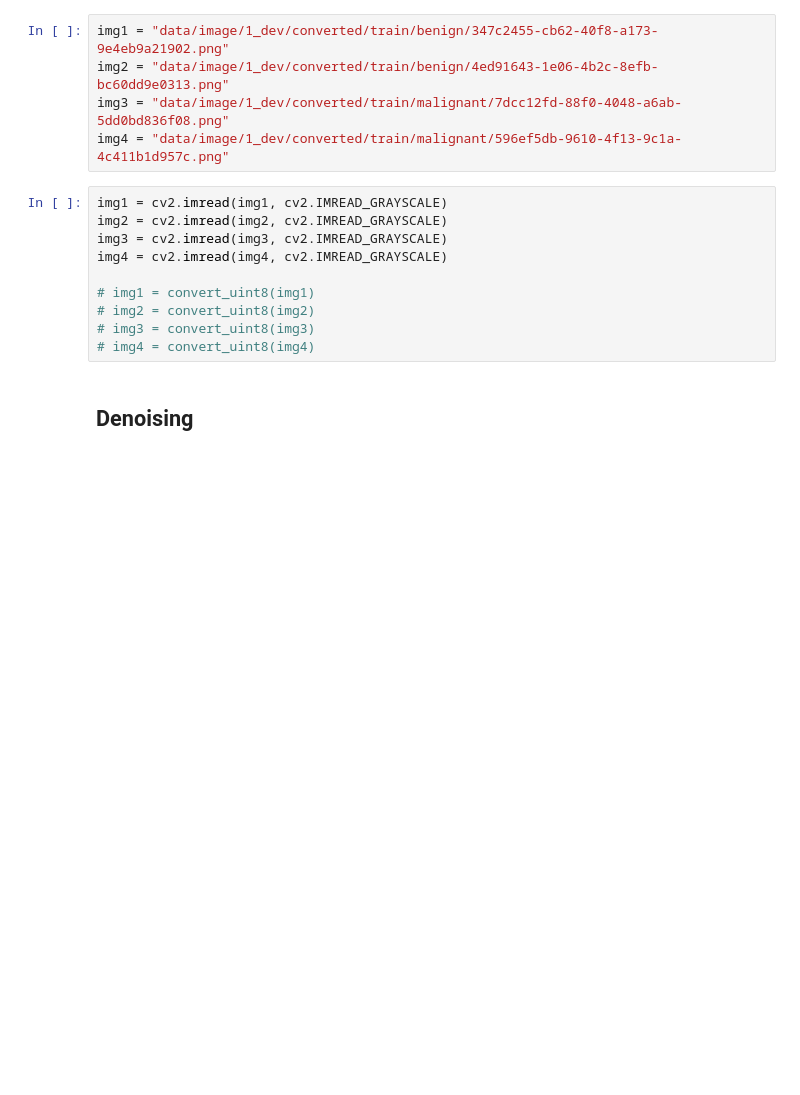
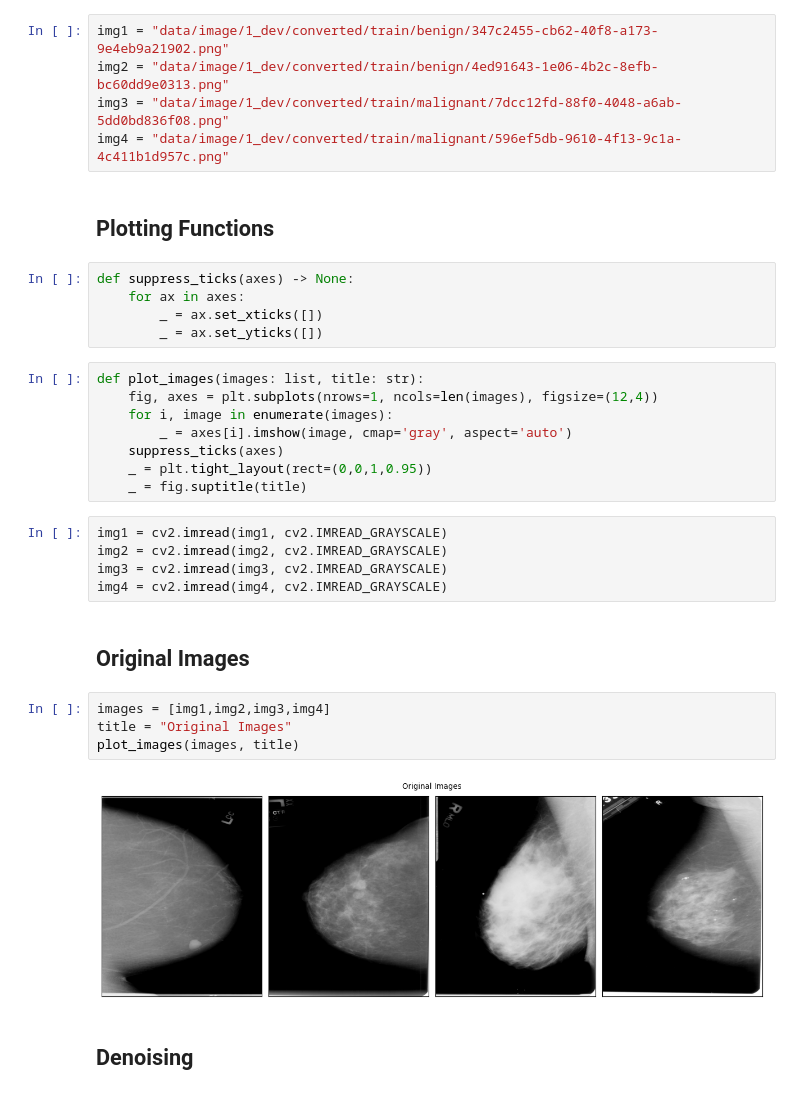
Before and after one commit to john-james-ai/BreastCancerDetection, a Jupyter notebook: notebooks/lab/preprocess.ipynb, the cells around one changed output. Saved outputs shown, nothing was run; the diff lists cells and outputs as text; blank space fills up the shorter version.

```diff
--- a/notebooks/lab/preprocess.ipynb
+++ b/notebooks/lab/preprocess.ipynb
@@ -11,16 +11,34 @@ img1 = "data/image/1_dev/converted/train/benign/347c2455-cb62-40f8-a173-9e4eb9a2
 img2 = "data/image/1_dev/converted/train/benign/4ed91643-1e06-4b2c-8efb-bc60dd9e0313.png"
 img3 = "data/image/1_dev/converted/train/malignant/7dcc12fd-88f0-4048-a6ab-5dd0bd836f08.png"
 img4 = "data/image/1_dev/converted/train/malignant/596ef5db-9610-4f13-9c1a-4c411b1d957c.png"
+# %% [markdown]
+## Plotting Functions
+# %%
+def suppress_ticks(axes) -> None:
+    for ax in axes:
+        _ = ax.set_xticks([])
+        _ = ax.set_yticks([])
+# %%
+def plot_images(images: list, title: str):
+    fig, axes = plt.subplots(nrows=1, ncols=len(images), figsize=(12,4))
+    for i, image in enumerate(images):
+        _ = axes[i].imshow(image, cmap='gray', aspect='auto')
+    suppress_ticks(axes)
+    _ = plt.tight_layout(rect=(0,0,1,0.95))
+    _ = fig.suptitle(title)
 # %%
 img1 = cv2.imread(img1, cv2.IMREAD_GRAYSCALE)
 img2 = cv2.imread(img2, cv2.IMREAD_GRAYSCALE)
 img3 = cv2.imread(img3, cv2.IMREAD_GRAYSCALE)
 img4 = cv2.imread(img4, cv2.IMREAD_GRAYSCALE)
-
-# img1 = convert_uint8(img1)
-# img2 = convert_uint8(img2)
-# img3 = convert_uint8(img3)
-# img4 = convert_uint8(img4)
+# %% [markdown]
+## Original Images
+# %%
+images = [img1,img2,img3,img4]
+title = "Original Images"
+plot_images(images, title)
+# %% [output]
+[figure, added]
 # %% [markdown]
 ## Denoising
 # %%
```
Also changed, not shown: parts of 17 cells of this notebook, 11 other files.
